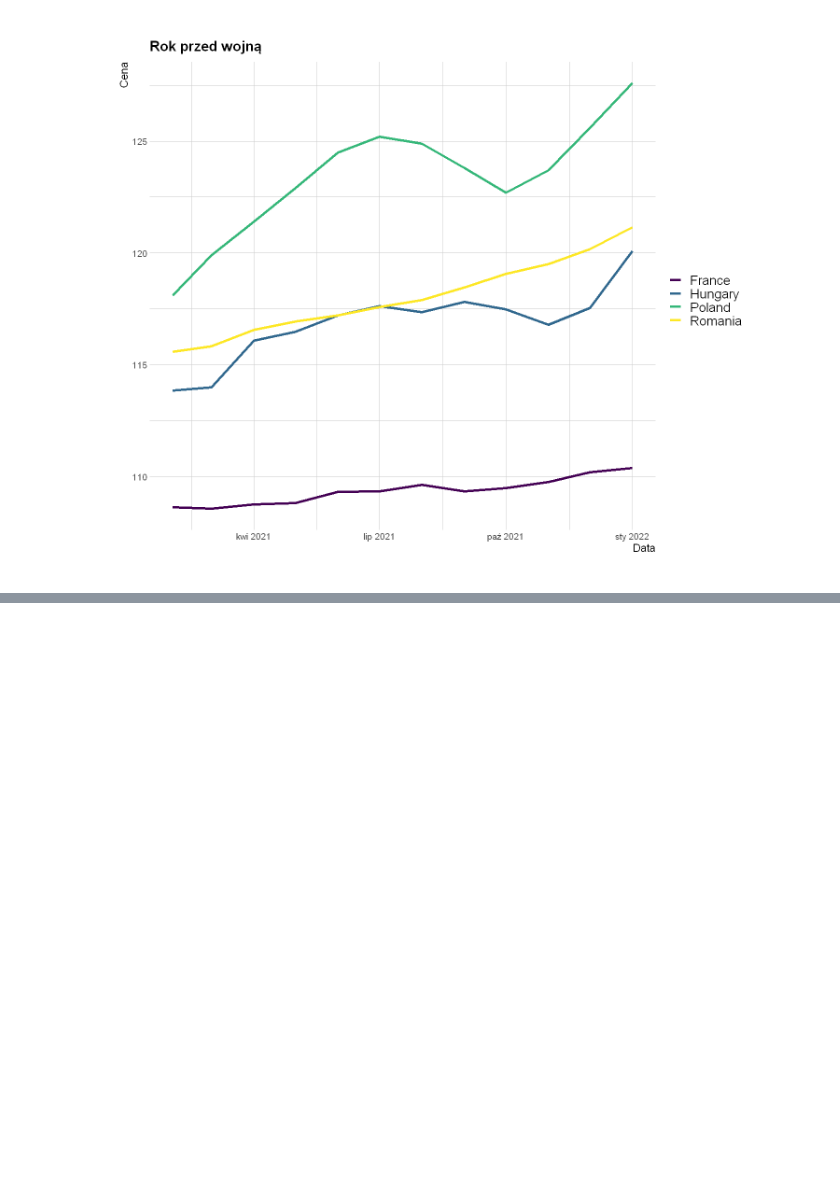
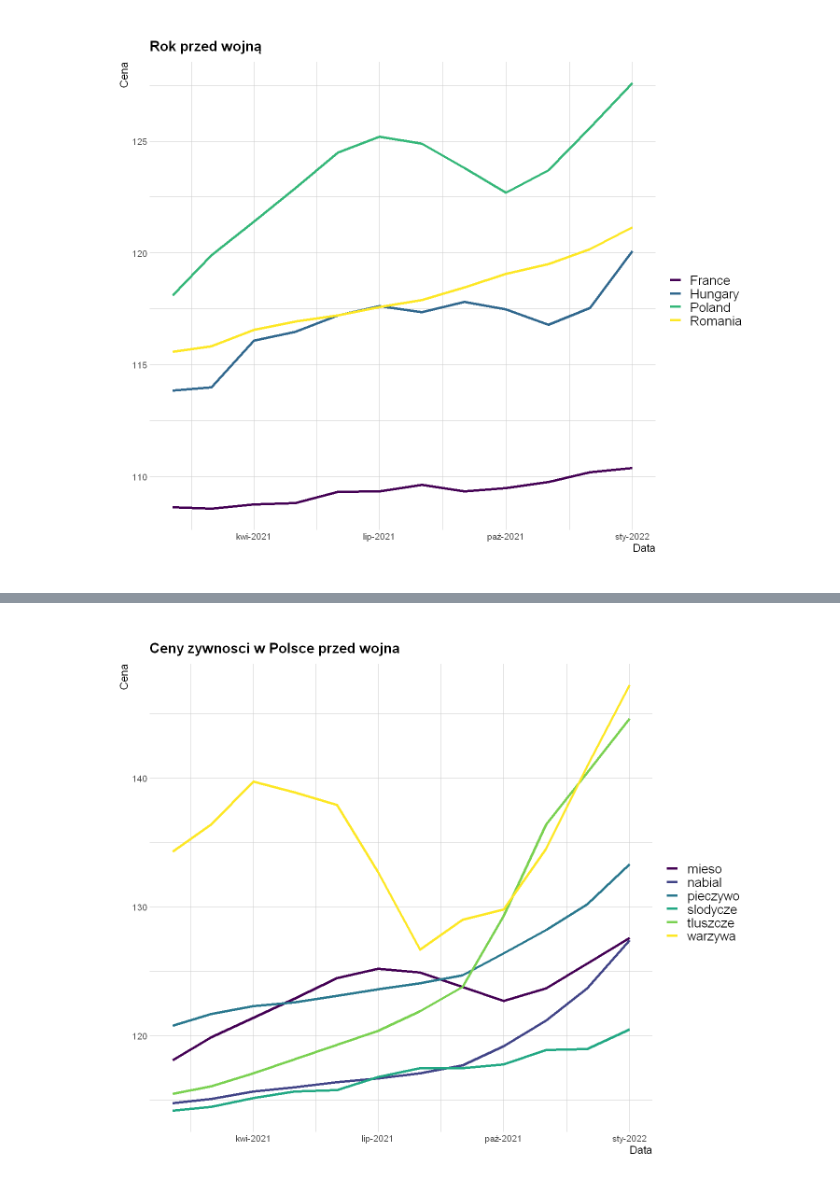
Before and after one commit to AdamixD/SAD_Projekt_1, a Jupyter notebook: Problem2.ipynb, the cells around one changed output, grey strips where cells are left out. Cells and saved outputs as stored; diff of their text form; code cells hidden in the pictures; blank space fills up the shorter version.

```diff
--- a/Problem2.ipynb
+++ b/Problem2.ipynb
@@ -187 +208,7 @@ plot(war_data, "Tuż po inwazji na Ukrainę", countries, c('mieso'))
+# %%
+country = c('Poland')
+data_for_country = filter(before_war_data, kraj %in% country)
+plot_for_country(data_for_country, "Ceny zywnosci w Polsce przed wojna", country, c('mieso', 'nabial', 'pieczywo', 'slodycze', 'tluszcze', 'warzywa'))
+# %% [output]
+[figure, added]
 # %%
```
Also changed, not shown: parts of 12 cells of this notebook.
